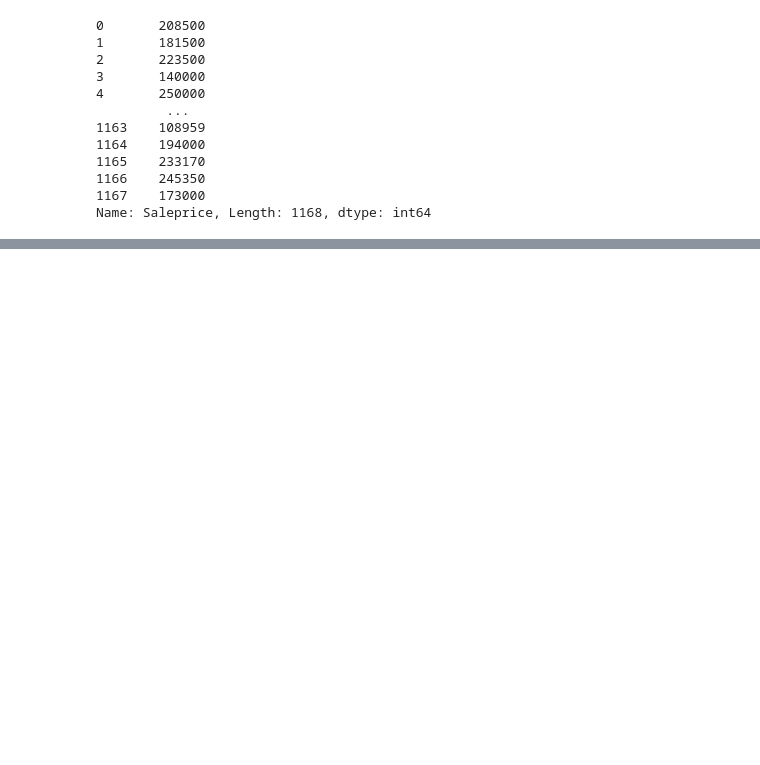
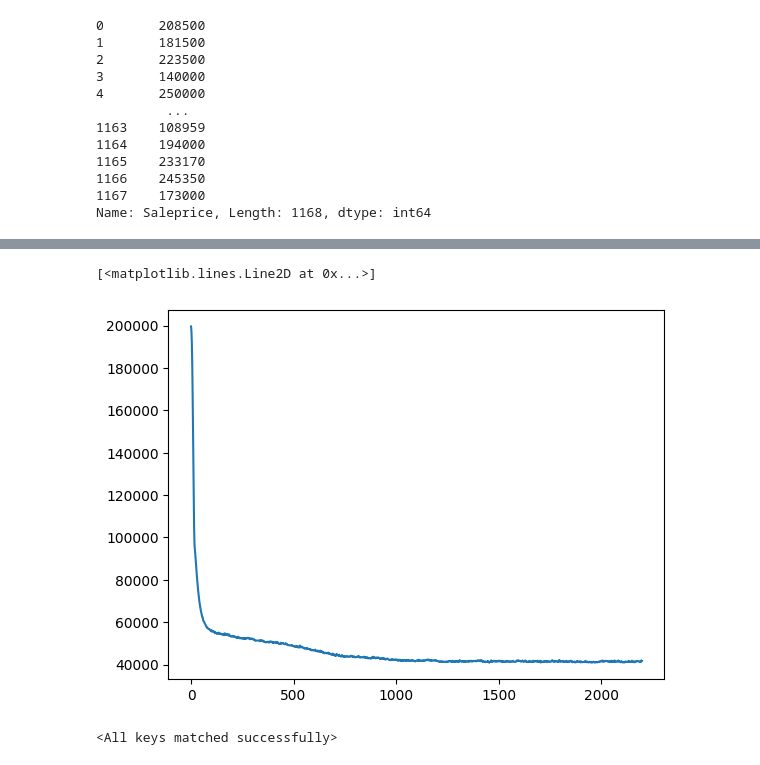
Before and after one commit to glpcc/kaggle_competitions, a Jupyter notebook: house-prices/mixed_model_trainer.ipynb, the cells around one changed output, grey strips where cells are left out. Saved outputs shown, nothing was run; the diff lists cells and outputs as text; code cells hidden in the pictures; blank space fills up the shorter version.

```diff
--- a/house-prices/mixed_model_trainer.ipynb
+++ b/house-prices/mixed_model_trainer.ipynb
@@ -24,9 +24,7 @@ train_df.iloc[:,-1]
 1167    173000
 Name: Saleprice, Length: 1168, dtype: int64
 # %%
-X = torch.tensor(train_df.iloc[:,1:-2].values,device=device)
-Y = torch.tensor(train_df.iloc[:,-1].values,device=device)
-test_x = torch.tensor(test_df.iloc[:,1:-2].values,device=device)
-test_y = torch.tensor(test_df.iloc[:,-1].values,device=device)
-rmodel = RModel(X.shape[1])
-rmodel.to(device)
+X = torch.tensor(train_df.iloc[:,1:-2].values,device=device,dtype=torch.float32)
+Y = torch.tensor(train_df.iloc[:,-1].values,device=device,dtype=torch.float32)
+test_x = torch.tensor(test_df.iloc[:,1:-2].values,device=device,dtype=torch.float32)
+test_y = torch.tensor(test_df.iloc[:,-1].values,device=device,dtype=torch.float32)
@@ -45,20 +31,26 @@ RModel(
 # %%
+# Initialize The model
+rmodel = RModel(X.shape[1])
+rmodel.to(device)
 # Prepare the network for training
-epochs = 200
-batch_size = 10
+epochs = 2200
+batch_size = 20
 # Initialize loss function
 loss_fn = torch.nn.MSELoss()
 # Initialize optimizer
-optm = torch.optim.Adam(params=rmodel.parameters(),lr=1e-2)
+optm = torch.optim.Adam(params=rmodel.parameters(),lr=1e-1)
 # Divide tensors into batch sizes
 train_x = X.split(batch_size);
 train_y = Y.split(batch_size);
 # %%
+
+import copy
 losses = []
 accuracies = []
-num_batches = 50
+num_batches = 10
 max_accuracy = 0
-# best_model = copy.deepcopy(net.state_dict())
+best_model = copy.deepcopy(rmodel.state_dict())
+min_loss = -1
 for epoch in range(epochs):
     rmodel.train()
     for i in range(num_batches):
@@ -66,7 +58,7 @@ for epoch in range(epochs):
         x = train_x[indx]
         y = train_y[indx]
         output = rmodel.forward(x,x.size()[0])
-        #print(all(i == net_out[0] for i in net_out))
+        #print(y,output)
         loss = torch.sqrt(loss_fn.forward(output,y.reshape(y.size()[0],1)))
         optm.zero_grad()
         loss.backward()
@@ -75,5 +67,8 @@ for epoch in range(epochs):
         rmodel.eval()
         net_out = rmodel.forward(test_x,test_x.size()[0])
         loss = torch.sqrt(loss_fn.forward(net_out,test_y.reshape(test_y.size()[0],1)))
-        losses.append(loss)
+        if loss < min_loss or min_loss == -1:
+            best_model = copy.deepcopy(rmodel.state_dict())
+            min_loss = loss
+        losses.append(loss.cpu())
         print(f'EPOCH: {epoch}, Loss: {loss}')
@@ -79,0 +93,10 @@ for epoch in range(epochs):
+# %%
+import matplotlib.pyplot as pyplot
+pyplot.plot(list(range(epochs)),losses)
+# %% [output]
+[<matplotlib.lines.Line2D at 0x...>]
+[figure, added]
+# %%
+rmodel.load_state_dict(best_model)
+# %% [output]
+<All keys matched successfully>
```
Also changed, not shown: parts of 8 cells of this notebook, 1 other file.
